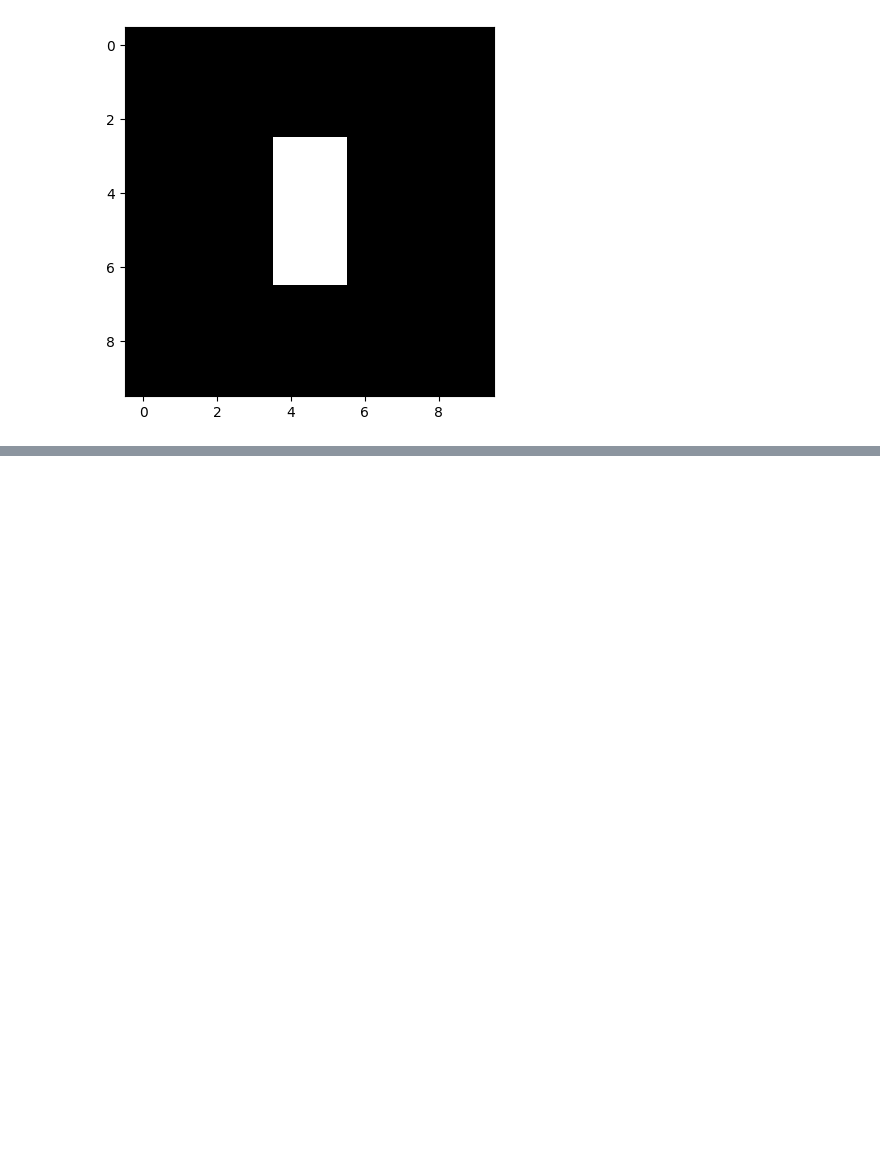
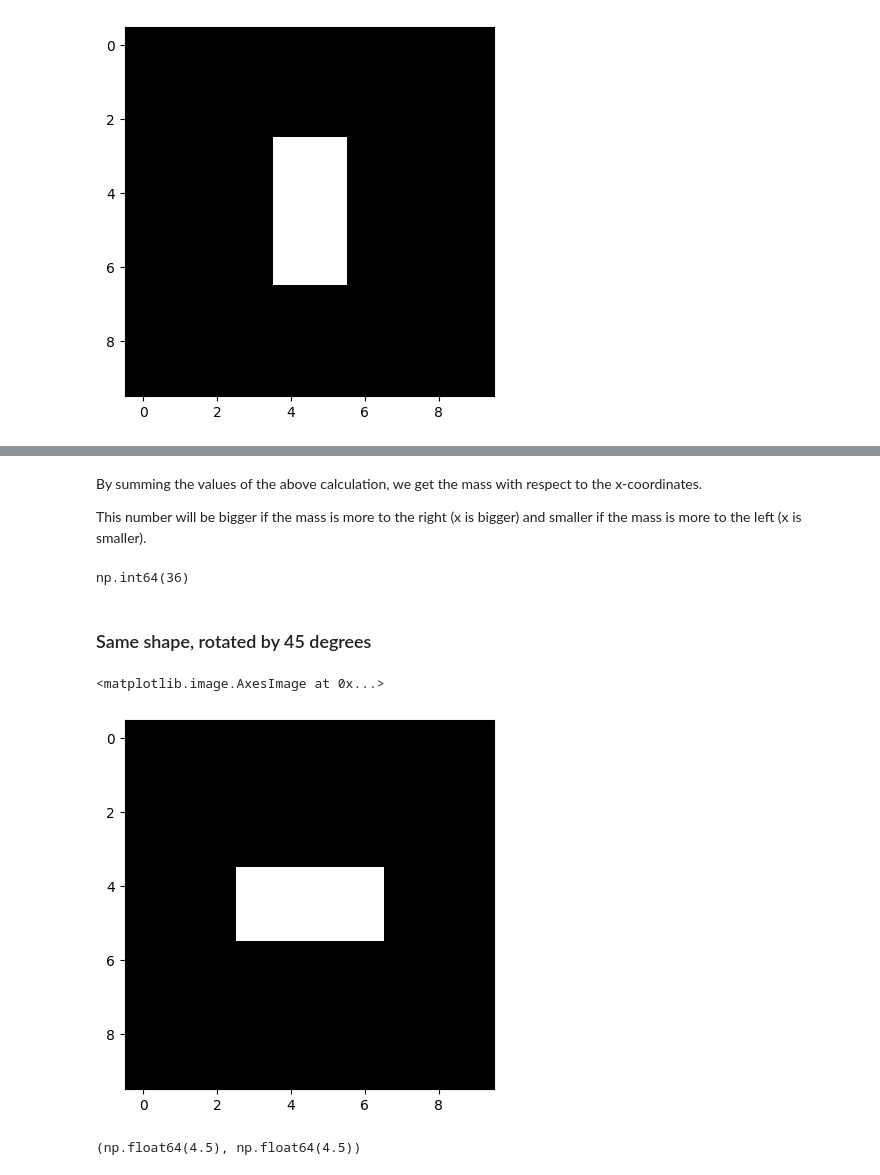
Before and after one commit to jesusgollonet/wave-tracking-reimplementation, a Jupyter notebook: scratch/spatial_central_moments.ipynb, the cells around one changed output, grey strips where cells are left out. Drawn from its saved outputs; the diff is of its cells as text; code cells hidden in the pictures; blank space fills up the shorter version.

```diff
--- a/scratch/spatial_central_moments.ipynb
+++ b/scratch/spatial_central_moments.ipynb
@@ -28,0 +92,27 @@ x_indices, y_indices
+# %% [markdown]
+By summing the values of the above calculation, we get the mass with respect to the x-coordinates.
+
+This number will be bigger if the mass is more to the right (x is bigger) and smaller if the mass is more to the left (x is smaller).
+# %%
+np.sum(grid * np.arange(grid.shape[1]))
+# %% [output]
+np.int64(36)
+# %% [markdown]
+### Same shape, rotated by 45 degrees
+# %%
+rotated_grid = np.zeros((10, 10), dtype=int)
+rotated_grid[4:6, 3:7] = 1
+plt.imshow(rotated_grid, cmap='gray', interpolation='none')
+# %% [output]
+<matplotlib.image.AxesImage at 0x...>
+[figure, added]
+# %%
+m00 = np.sum(rotated_grid)
+m10 = np.sum(rotated_grid * np.arange(rotated_grid.shape[1]))
+m01 = np.sum(rotated_grid * np.arange(rotated_grid.shape[0])[:, np.newaxis])
+rotated_cx = m10 / m00
+rotated_cy = m01 / m00
+rotated_cx, rotated_cy
+# Centroid is the same
+# %% [output]
+(np.float64(4.5), np.float64(4.5))
```
Also changed, not shown: parts of 17 cells of this notebook, 2 other files.
